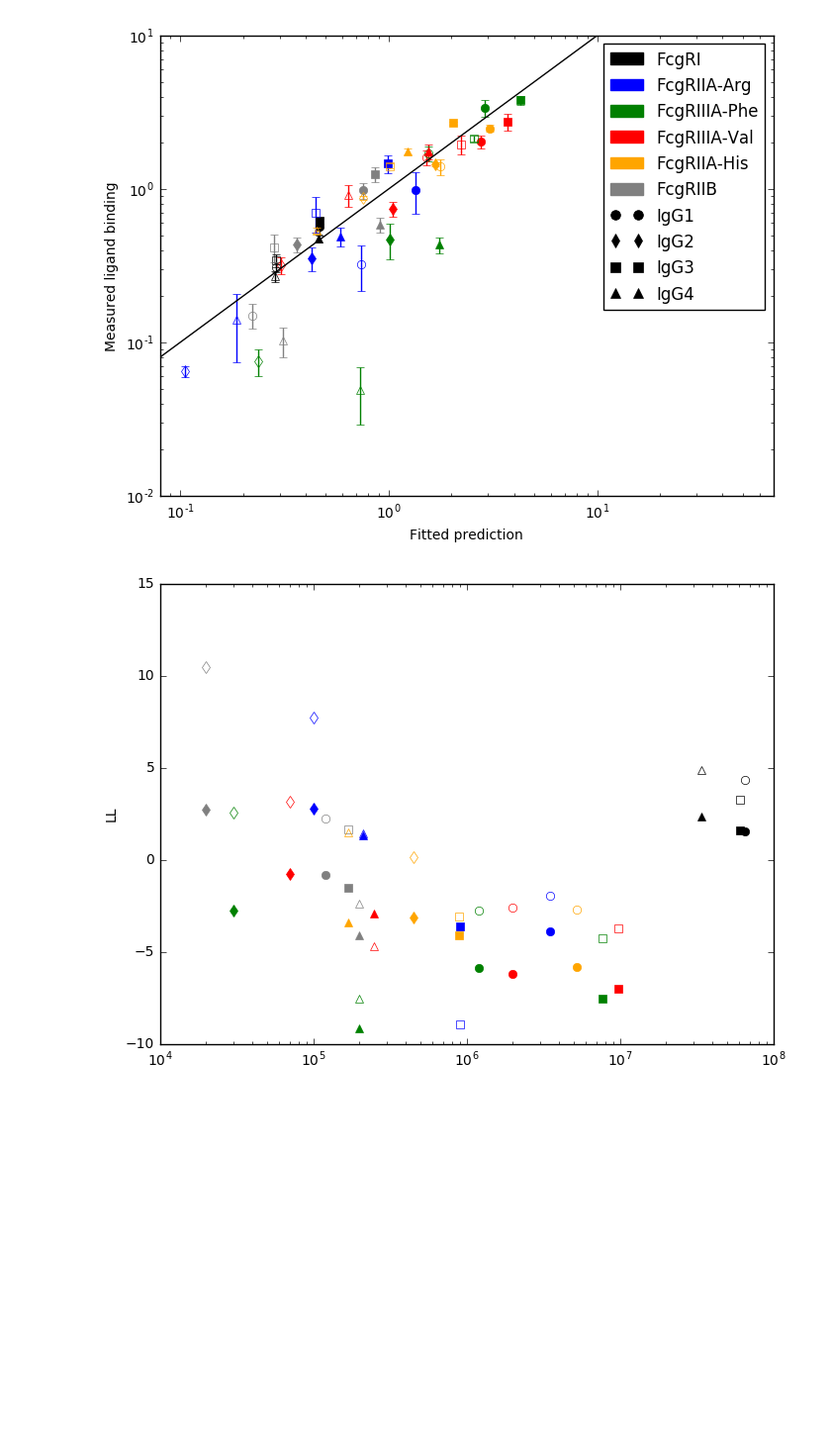
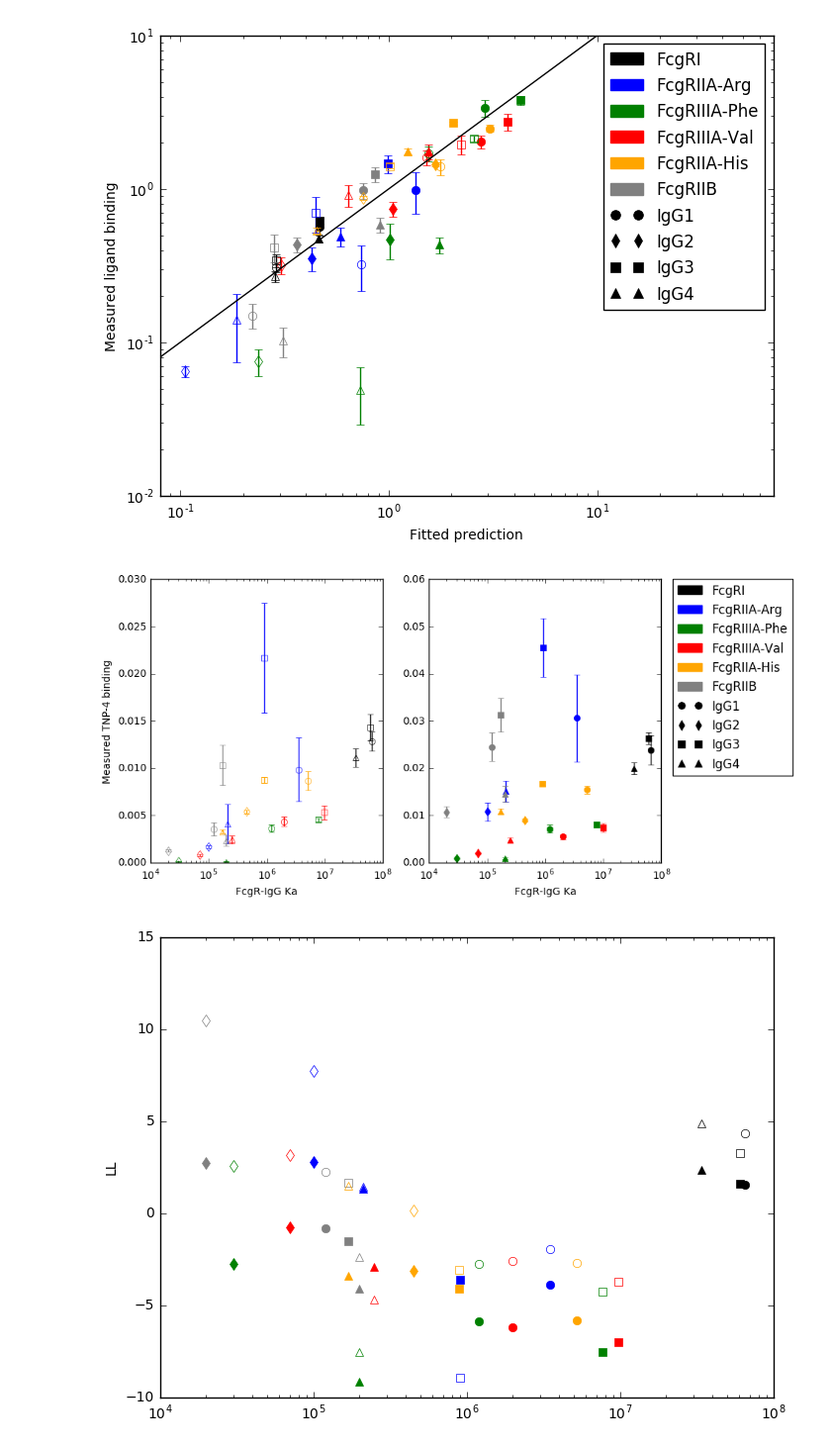
Before and after one commit to meyer-lab/FcgR-binding, a Jupyter notebook: Chain Analysis.ipynb, the cells around one changed output. Shown at 99% size. Cells and saved outputs as stored; diff of their text form; code cells hidden in the pictures; blank space fills up the shorter version.

Commit message:
First pass at making the plot.

```diff
--- a/Chain Analysis.ipynb
+++ b/Chain Analysis.ipynb
@@ -22,6 +22,12 @@ fitFrame = StoneHelper.getFitMeasMerged(M, p)
 StoneHelper.plotFit(fitFrame)
 # %% [output]
 [figure]
+# %%
+fitMean = StoneHelper.getFitMeasMergedSummarized(M, p)
+
+StoneHelper.plotNormalizedBindingvsKA(fitMean)
+# %% [output]
+[figure, added]
 # %%
 fitFrameTwo = fitFrame
 StoneHelper.plotQuant(fitFrameTwo, 'LL')
```
Also changed, not shown: 1 other file.
